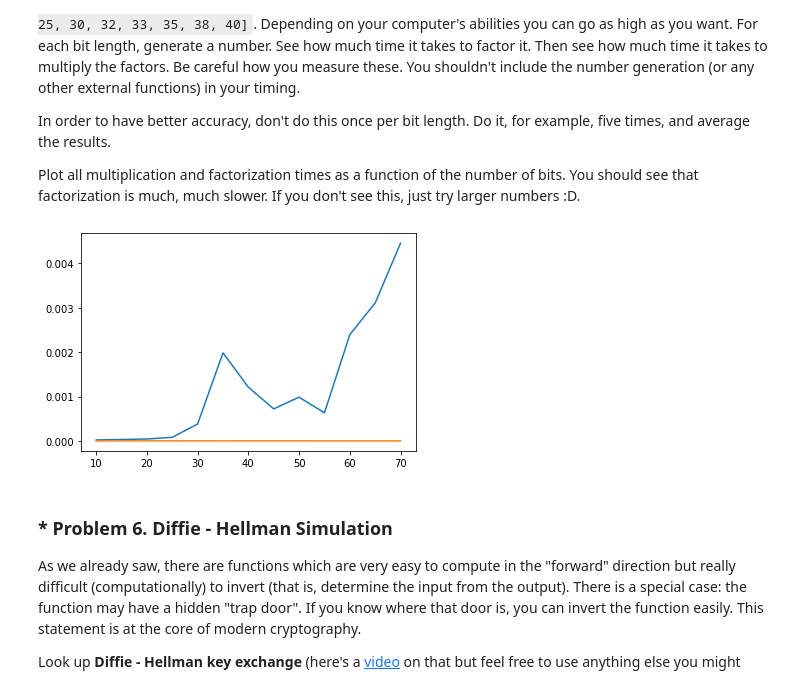
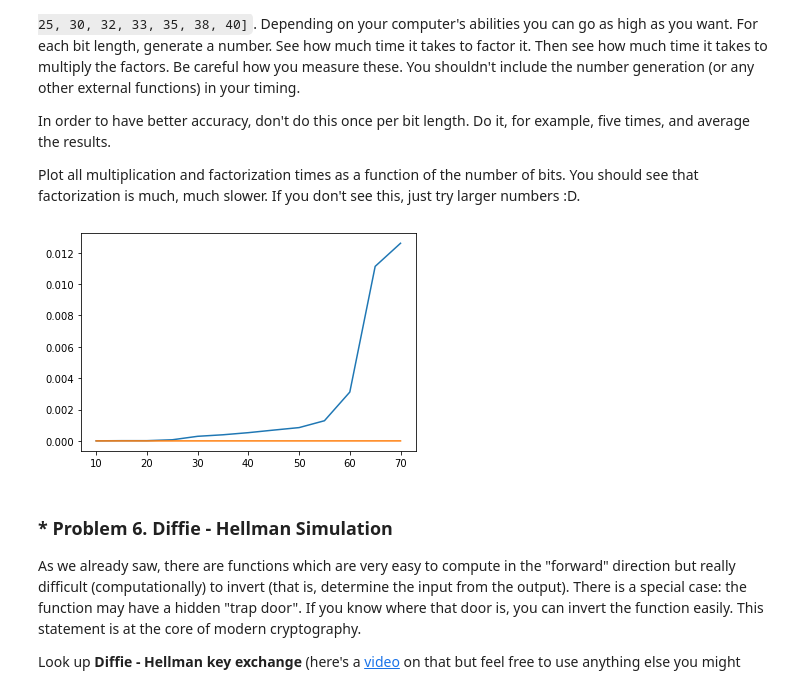
Before and after one commit to xvelichkov/softuni_ai_module, a Jupyter notebook: 04. Basic-Algebra-Exercise/Basic Algebra Exercise.ipynb, the cells around one changed output. Saved outputs shown, nothing was run; the diff lists cells and outputs as text; code cells hidden in the pictures.

```diff
--- a/04. Basic-Algebra-Exercise/Basic Algebra Exercise.ipynb
+++ b/04. Basic-Algebra-Exercise/Basic Algebra Exercise.ipynb
@@ -549,42 +624,41 @@ In order to have better accuracy, don't do this once per bit length. Do it, for
 
 Plot all multiplication and factorization times as a function of the number of bits. You should see that factorization is much, much slower. If you don't see this, just try larger numbers :D.
 # %%
-import os
 
 def get_elapsed_time(func, *args, **kwargs):
     start = time()
     result = func(*args, **kwargs)
     return time() - start, result
 
 
 def test_time(n_bits, trials):
     """
         test multiplication and factorization n times and return average time
     """
     time_fact = []
     time_mult = []
 
     for t in range(trials):
         random_integer = secrets.randbits(n_bits)
         fact_elapsed_time, factorized = get_elapsed_time(factorint, random_integer)
         time_fact.append(fact_elapsed_time)
         time_mult.append(get_elapsed_time(reduce, lambda p, key: p * (key ** factorized[key]), factorized, 1)[0])
 
     return (np.average(time_fact), np.average(time_mult))
 
 
 
 n_bits_list = range(10, 75, 5)
 times = []
 for n_bits in n_bits_list:
-    times.append(test_time(n_bits, 5))
+    times.append(test_time(n_bits, 100))
 
 times = np.array(times)
 plt.plot(n_bits_list, times[:, 0])
 plt.plot(n_bits_list, times[:, 1])
 plt.show()
 # %% [output]
-[figure, old version]
+[figure, new version]
 # %% [markdown]
 ### * Problem 6. Diffie - Hellman Simulation
 As we already saw, there are functions which are very easy to compute in the "forward" direction but really difficult (computationally) to invert (that is, determine the input from the output). There is a special case: the function may have a hidden "trap door". If you know where that door is, you can invert the function easily. This statement is at the core of modern cryptography.
```
Also changed, not shown: parts of 3 cells of this notebook, 2 other files.
